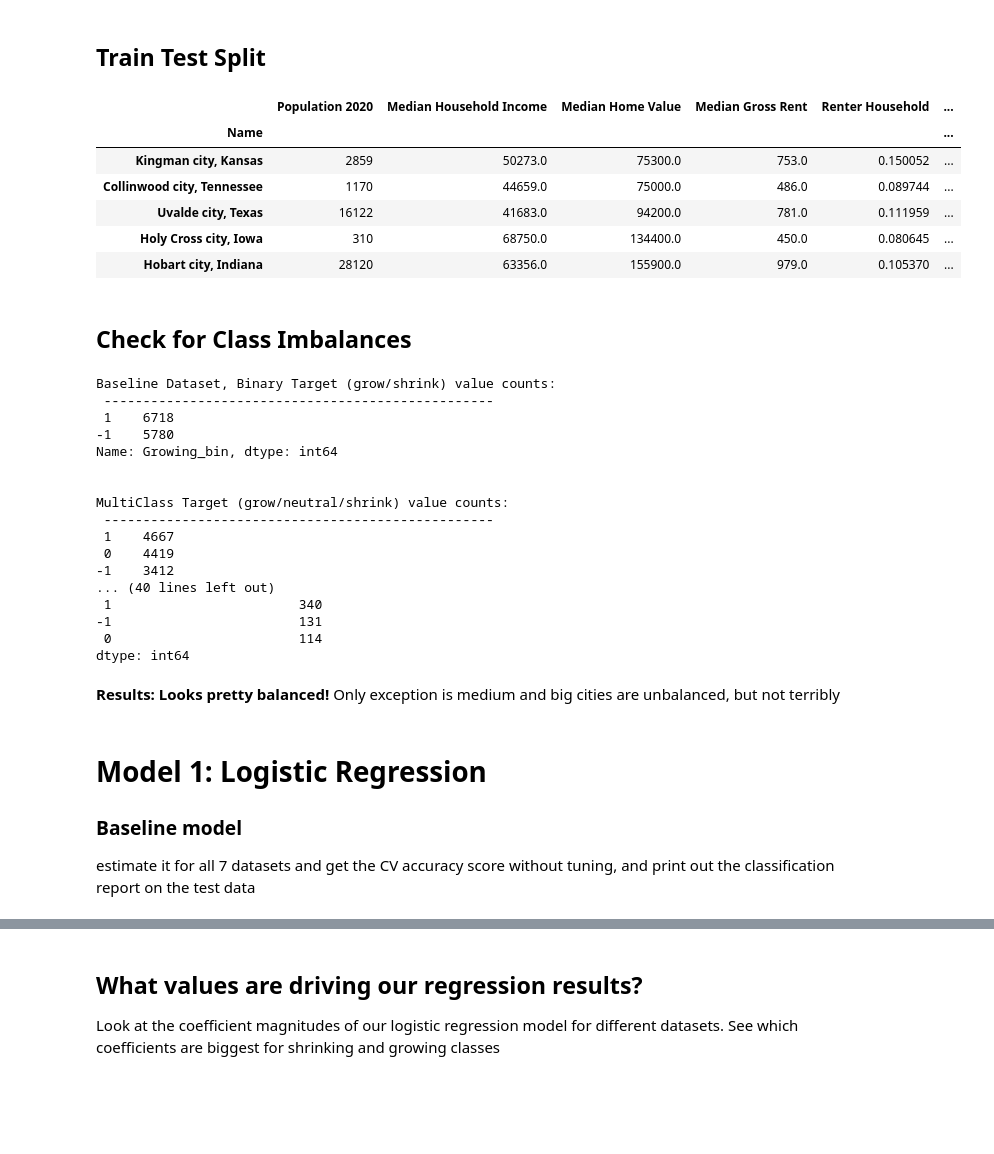
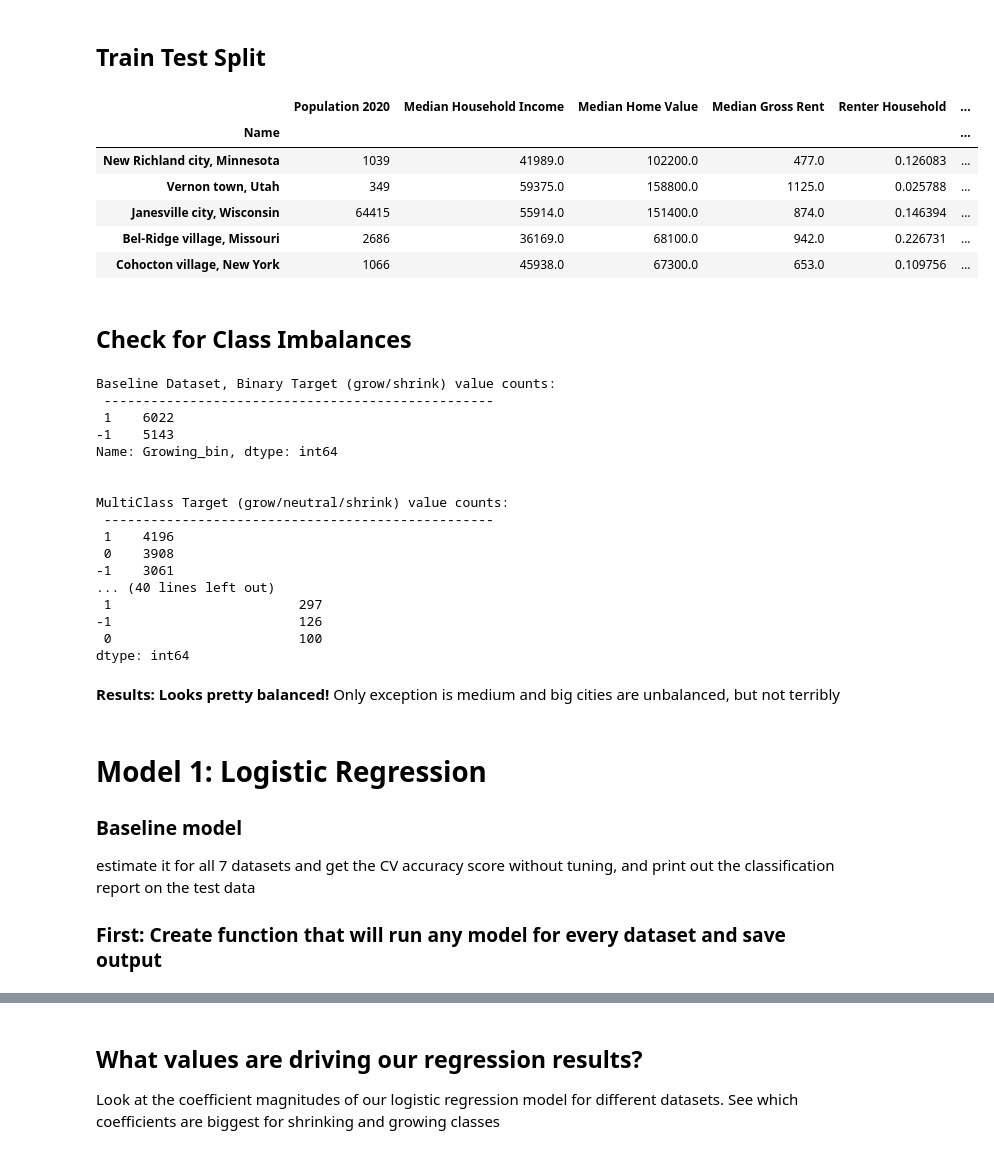
Before and after one commit to colton-lapp/DemographicChange, a Jupyter notebook: Q1_Classification-FINAL.ipynb, the cells around one changed output, grey strips where cells are left out. Saved outputs shown, nothing was run; the diff lists cells and outputs as text; code cells hidden in the pictures; blank space fills up the shorter version.

```diff
--- a/Q1_Classification-FINAL.ipynb
+++ b/Q1_Classification-FINAL.ipynb
@@ -535,20 +536,20 @@ baseline:
 # %% [markdown]
 ## Train Test Split
 # %%
-ratio = .25
+ratio = .33
 
 for dd in datasets.values():
     dd['X_train'], dd['X_test'], dd['y_train'], dd['y_test'] = train_test_split( dd['X'], dd['y'], test_size=ratio, random_state=seed)
 
 datasets['baseline']['X_train'].head()
 # %% [output]
 |  | Population 2020 | Median Household Income | Median Home Value | Median Gross Rent | Renter Household | ... |
 | Name |  |  |  |  |  | ... |
-| Kingman city, Kansas | 2859 | 50273.0 | 75300.0 | 753.0 | 0.150052 | ... |
-| Collinwood city, Tennessee | 1170 | 44659.0 | 75000.0 | 486.0 | 0.089744 | ... |
-| Uvalde city, Texas | 16122 | 41683.0 | 94200.0 | 781.0 | 0.111959 | ... |
-| Holy Cross city, Iowa | 310 | 68750.0 | 134400.0 | 450.0 | 0.080645 | ... |
-| Hobart city, Indiana | 28120 | 63356.0 | 155900.0 | 979.0 | 0.105370 | ... |
+| New Richland city, Minnesota | 1039 | 41989.0 | 102200.0 | 477.0 | 0.126083 | ... |
+| Vernon town, Utah | 349 | 59375.0 | 158800.0 | 1125.0 | 0.025788 | ... |
+| Janesville city, Wisconsin | 64415 | 55914.0 | 151400.0 | 874.0 | 0.146394 | ... |
+| Bel-Ridge village, Missouri | 2686 | 36169.0 | 68100.0 | 942.0 | 0.226731 | ... |
+| Cohocton village, New York | 1066 | 45938.0 | 67300.0 | 653.0 | 0.109756 | ... |
 # %% [markdown]
 ## Check for Class Imbalances
 # %%
@@ -558,20 +559,20 @@ for dd in datasets.values():
 # %% [output]
 Baseline Dataset, Binary Target (grow/shrink) value counts:
  --------------------------------------------------
- 1    6718
--1    5780
+ 1    6022
+-1    5143
 Name: Growing_bin, dtype: int64
 
 
 MultiClass Target (grow/neutral/shrink) value counts:
  --------------------------------------------------
- 1    4667
- 0    4419
--1    3412
+ 1    4196
+ 0    3908
+-1    3061
 ... (40 lines left out)
- 1                        340
--1                        131
- 0                        114
+ 1                        297
+-1                        126
+ 0                        100
 dtype: int64
 # %% [markdown]
 **Results: Looks pretty balanced!**
@@ -581,4 +582,7 @@ Only exception is medium and big cities are unbalanced, but not terribly
 
 ### Baseline model
 estimate it for all 7 datasets and get the CV accuracy score without tuning, and print out the classification report on the test data
+
+
+### First: Create function that will run any model for every dataset and save output
 # %%
```
Also changed, not shown: parts of 44 cells of this notebook.
